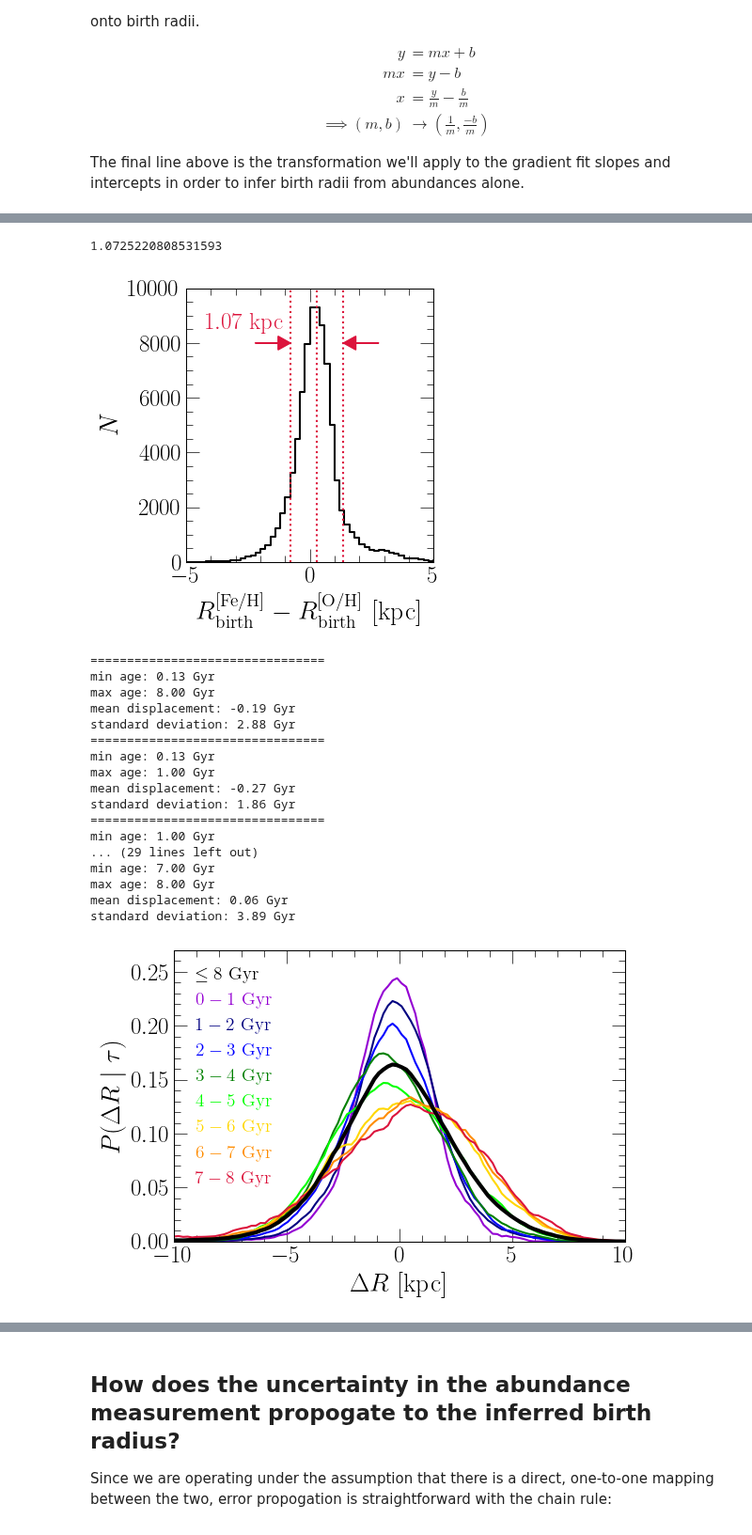
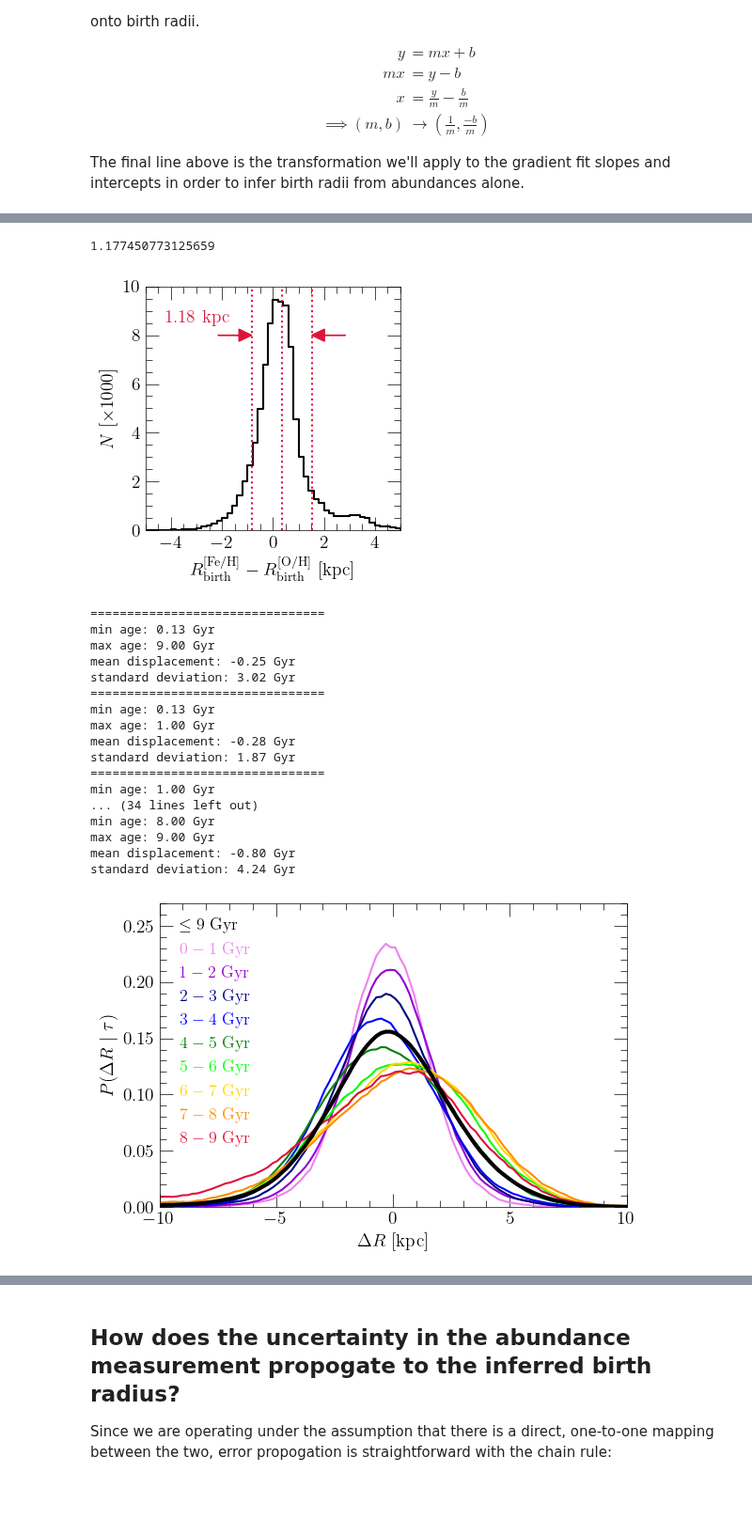
Before and after one commit to giganano/outflows, a Jupyter notebook: notebooks/displacements.ipynb, the cells around one changed output, grey strips where cells are left out. Shown at 94% size. Drawn from its saved outputs; the diff is of its cells as text; code cells hidden in the pictures; blank space fills up the shorter version.

```diff
--- a/notebooks/displacements.ipynb
+++ b/notebooks/displacements.ipynb
@@ -26,7 +44,7 @@ sample["o_h_err"] = [np.sqrt(a**2 + b**2) for a, b in zip(sample["O_FE_ERR"], sa
 sample["absz"] = [abs(_) for _ in sample["GALZ"]]
 sample = vice.dataframe(sample).filter(
     "absz", "<=", 0.5).filter(
-    "astronn_age", "<=", 8)
+    "astronn_age", "<=", 9)
 print(sample)
 # %% [output]
 vice.dataframe{
@@ -77,12 +95,9 @@ class line:
     def invert(self):
         return self.__class__(1 / self.slope, -self.intercept / self.slope)
 
-# These slopes are taken from the fit to the FULL sample
-# Should be replaced by one in which the fit is applied only for stars up to a certain maximum age.
-# Potentially best to infer gas-phase abundances under the assumption of radial equilibrium and
-# motivate an age based on those results.
-OH_GRADIENT = line(-0.062, 0.524)
-FEH_GRADIENT = line(-0.07, 0.541)
+# Slopes and intercepts taken from above
+OH_GRADIENT = line(-0.0618, 0.523)
+FEH_GRADIENT = line(-0.0684, 0.524)
 OH_INVGRAD = OH_GRADIENT.invert()
 FEH_INVGRAD = FEH_GRADIENT.invert()
 # %%
@@ -206,15 +223,17 @@ plt.show()
 # %%
-fig = plt.figure(figsize = (4, 4))
+fig = plt.figure(figsize = (3.5, 3.5))
 ax = fig.add_subplot(111)
 ax.set_xlabel(r"$R_\text{birth}^\text{[Fe/H]} - R_\text{birth}^\text{[O/H]}$ [kpc]")
-ax.set_ylabel(r"$N$")
+ax.set_ylabel(r"$N$ [$\times 1000$]")
 
 sub = sample.filter("absz", "<=", 0.5).filter("rbirth_o", ">=", -5) # removes NaNs
 delta = [a - b for a, b in zip(sub["rbirth_fe"], sub["rbirth_o"])]
 dist, bins = np.histogram(delta, range = [-10, 10], bins = 100)
+dist = [_ / 1000 for _ in dist]
 ax.step(bins[:-1], dist, where = "post", c = named_colors()["black"])
 ax.set_xlim([-5, 5])
-ax.set_ylim([0, 1e4])
+ax.set_xticks([-4, -2, 0, 2, 4])
+ax.set_ylim([0, 10])
 
 sigma = np.std(delta)
 mean = np.mean(delta)
@@ -226,11 +245,11 @@ kwargs = {
     "color": named_colors()["crimson"],
     "length_includes_head": True,
     "head_length": 0.5,
-    "head_width": 500
+    "head_width": 0.5
 }
-ax.arrow(mean - 2.5, 8000, 2.5 - sigma, 0, **kwargs)
-ax.arrow(mean + 2.5, 8000, sigma - 2.5, 0, **kwargs)
-ax.text(-4.2, 8500, r"$%.2f$ kpc" % (sigma), c = named_colors()["crimson"], fontsize = 18)
+ax.arrow(mean - 2.5, 8, 2.5 - sigma, 0, **kwargs)
+ax.arrow(mean + 2.5, 8, sigma - 2.5, 0, **kwargs)
+ax.text(-4.2, 8.5, r"$%.2f$ kpc" % (sigma), c = named_colors()["crimson"], fontsize = 14)
 
 plt.tight_layout()
 for ext in ["pdf", "jpeg"]:
@@ -239,8 +258,8 @@ for ext in ["pdf", "jpeg"]:
     plt.savefig("./displacements/rbirth-diff-dist.%s" % (ext), **kwargs)
 plt.show()
 # %% [output]
-1.0725220808531593
+1.177450773125659
-[figure, old version]
+[figure, new version]
 # %%
 def print_info(sub):
     print("================================")
@@ -259,67 +278,69 @@ def boxcarsmoothdist(sub, xvals):
     norm = sum(dist) * (xvals[1] - xvals[0])
     return [_ / norm for _ in dist]
 # %%
-AGE_BINS = list(range(9))
-COLORS = ["darkviolet", "navy", "blue", "green", "lime", "gold", "darkorange", "crimson"]
-WINDOW = 0.5
+AGE_BINS = list(range(10))
+COLORS = ["violet", "darkviolet", "navy", "blue", "green", "lime", "gold", "darkorange", "crimson"]
+WINDOW = 1
 
 fig = plt.figure(figsize = (6, 4))
 ax = fig.add_subplot(111)
 ax.set_xlabel(r"$\Delta R$ [kpc]")
 ax.set_ylabel(r"$P(\Delta R\ |\ \tau)$")
 ax.set_xlim([-10, 10])
+ax.set_xticks([-10, -5, 0, 5, 10])
 ax.set_ylim([0, 0.27])
+ax.set_yticks([0, 0.05, 0.1, 0.15, 0.2, 0.25])
 
 xvals = np.linspace(ax.get_xlim()[0], ax.get_xlim()[1], 100)
 sub = sample.filter("deltar", ">=", -100) # filter NaNs
-bins = np.linspace(ax.get_xlim()[0], ax.get_xlim()[1], NBINS + 1)
-centers = [(a + b) / 2 for a, b in zip(bins[:-1], bins[1:])]
+# bins = np.linspace(ax.get_xlim()[0], ax.get_xlim()[1], NBINS + 1)
+# centers = [(a + b) / 2 for a, b in zip(bins[:-1], bins[1:])]
 ax.plot(xvals, boxcarsmoothdist(sub, xvals), c = named_colors()["black"],
-    label = r"$\leq 8$ Gyr", linewidth = 3, zorder = 100)
+    label = r"$\leq 9$ Gyr", linewidth = 3, zorder = 100)
 print_info(sub)
 
 for i in range(len(AGE_BINS) - 1):
     sub = sample.filter(
         "deltar", ">=", -100).filter(
         "astronn_age", ">=", AGE_BINS[i]).filter(
         "astronn_age", "<=", AGE_BINS[i + 1])
     ax.plot(xvals, boxcarsmoothdist(sub, xvals), c = named_colors()[COLORS[i]],
         label = r"$%d - %d$ Gyr" % (AGE_BINS[i], AGE_BINS[i + 1]))
     print_info(sub)
 
 kwargs = {
     "loc": mpl_loc("upper left"),
     "handlelength": 0,
     "ncol": 1,
-    "fontsize": 14
+    "fontsize": 13
 }
 leg = ax.legend(**kwargs)
 fancy_legend(leg, ["black"] + COLORS)
 
 plt.tight_layout()
 for ext in ["pdf", "jpeg"]:
     kwargs = {}
     if ext == "jpeg": kwargs["dpi"] = 200
     plt.savefig("./displacements/deltar-binned-by-age.%s" % (ext), **kwargs)
 plt.show()
 # %% [output]
 ================================
 min age: 0.13 Gyr
-max age: 8.00 Gyr
-mean displacement: -0.19 Gyr
-standard deviation: 2.88 Gyr
+max age: 9.00 Gyr
+mean displacement: -0.25 Gyr
+standard deviation: 3.02 Gyr
 ================================
 min age: 0.13 Gyr
 max age: 1.00 Gyr
-mean displacement: -0.27 Gyr
-standard deviation: 1.86 Gyr
+mean displacement: -0.28 Gyr
+standard deviation: 1.87 Gyr
 ================================
 min age: 1.00 Gyr
-... (29 lines left out)
-min age: 7.00 Gyr
-max age: 8.00 Gyr
-mean displacement: 0.06 Gyr
-standard deviation: 3.89 Gyr
+... (34 lines left out)
+min age: 8.00 Gyr
+max age: 9.00 Gyr
+mean displacement: -0.80 Gyr
+standard deviation: 4.24 Gyr
-[figure, old version]
+[figure, new version]
 # %%
 RADIAL_BINS = [2, 6, 10, 14]
```
Also changed, not shown: parts of 10 cells of this notebook, 17 other files.
